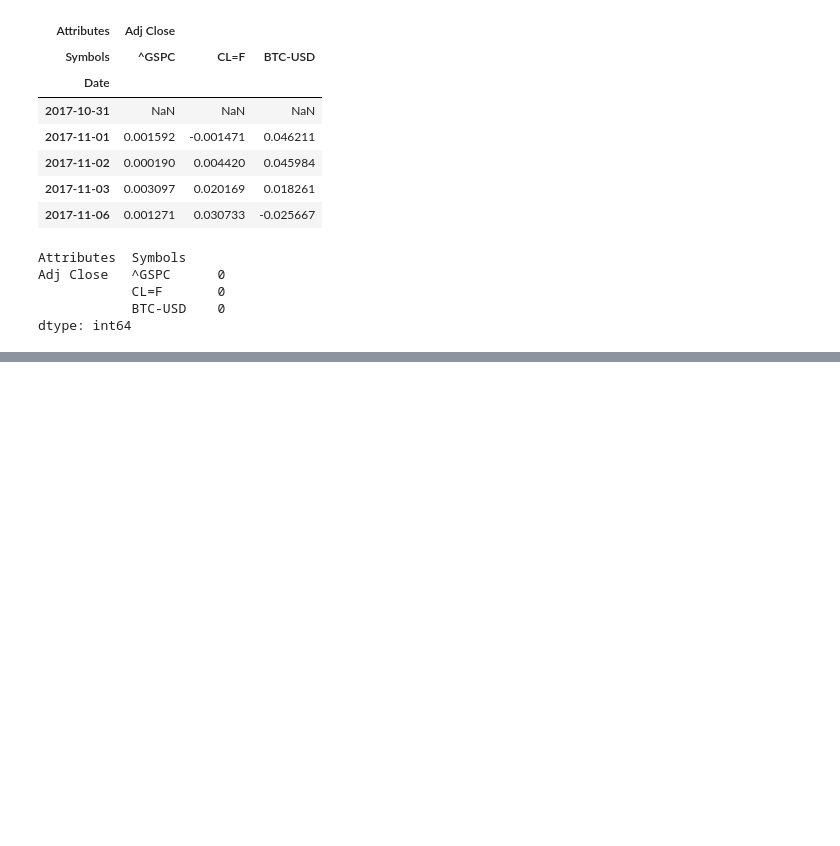
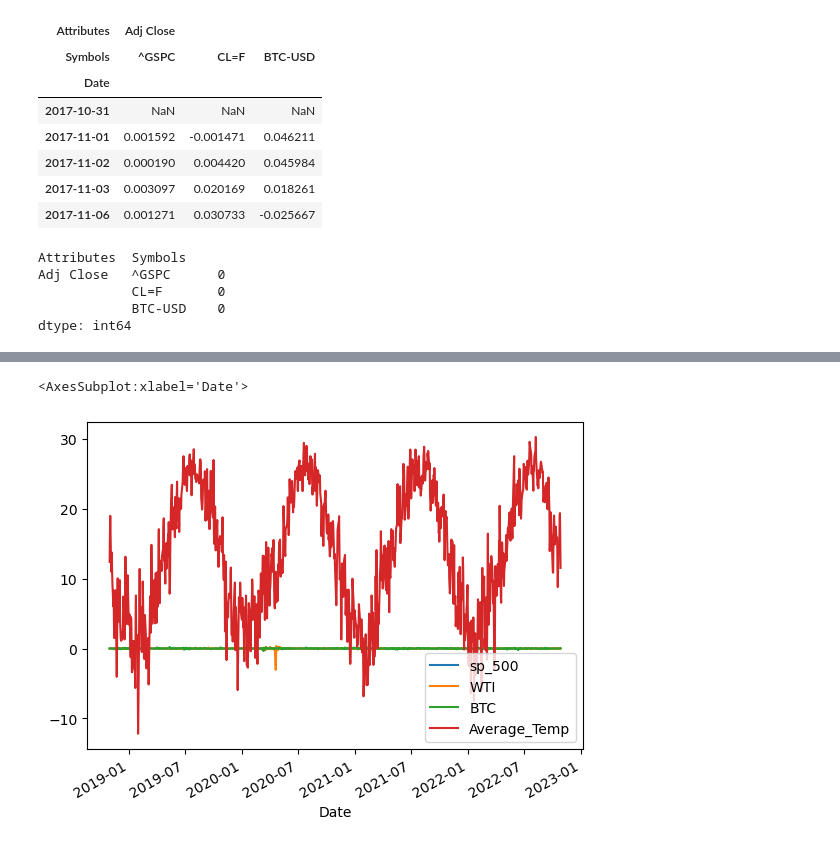
Before and after one commit to robel-codes/asset-correlation-analysis, a Jupyter notebook: data_collection.ipynb, the cells around one changed output, grey strips where cells are left out. Drawn from its saved outputs; the diff is of its cells as text; code cells hidden in the pictures; blank space fills up the shorter version.

```diff
--- a/data_collection.ipynb
+++ b/data_collection.ipynb
@@ -119,0 +140,5 @@ commined_weather_df.head()
+# %%
+commined_weather_df.plot()
+# %% [output]
+<AxesSubplot:xlabel='Date'>
+[figure, added]
```
Also changed, not shown: parts of 5 cells of this notebook.
